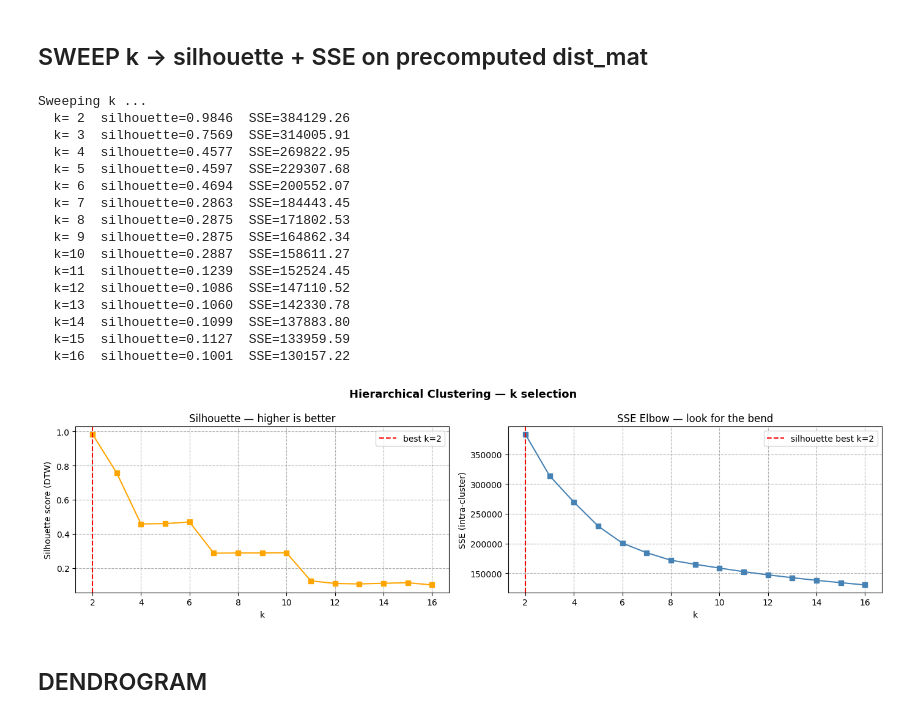
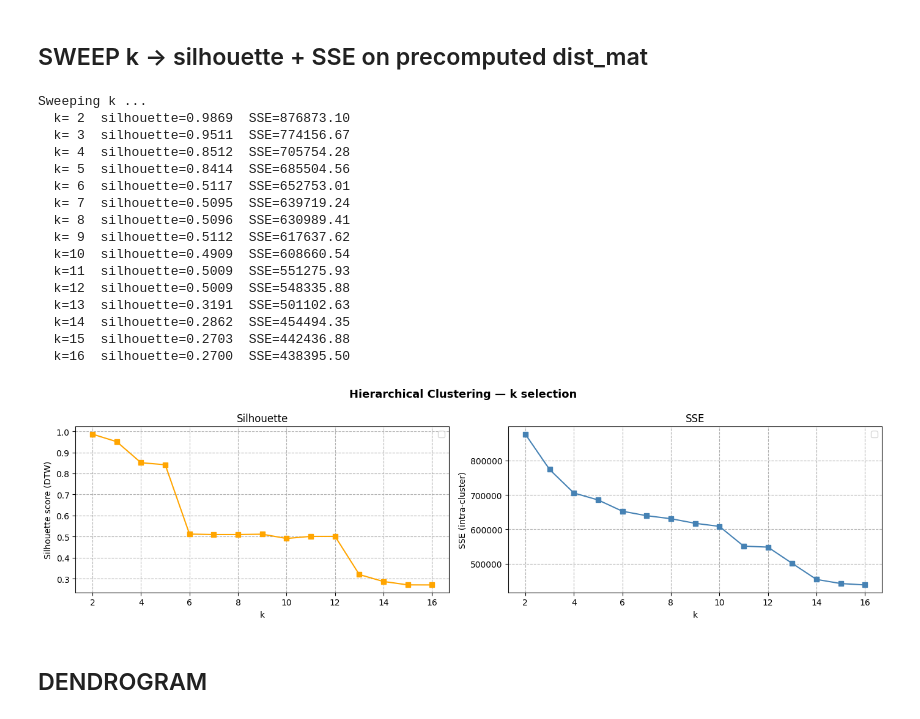
Before and after one commit to alicecalderini/DATAMINING_2-Project, a Jupyter notebook: 10. TIME SERIES/4.CLUSTERING HIERARCHICAL.ipynb, the cells around one changed output. Drawn from its saved outputs; the diff is of its cells as text; code cells hidden in the pictures.

```diff
--- a/10. TIME SERIES/4.CLUSTERING HIERARCHICAL.ipynb
+++ b/10. TIME SERIES/4.CLUSTERING HIERARCHICAL.ipynb
@@ -40,7 +50,7 @@ warnings.filterwarnings('ignore')
 MOTIFS_CSV   = "../1.DATASET/motifs_discords.csv"
 DATASET_PATH = "../1.DATASET/CMI_timeseries_personalized.pkl.gz"
 CHANNELS     = ["X", "Y", "Z", "enmo", "anglez", "light"]
-W            = 10
+W            = 17
 COLS_TO_DROP = ["battery_voltage", "timestamp", "quarter",
                 "relative_date_PCIAT", "non-wear_flag", "weekday"]
 
@@ -207,0 +197,11 @@ print(f"  Built {len(records)} subject records")
+# %%
+def motif_medoid(windows: list) -> np.ndarray:
+    """Restituisce la finestra più centrale (medoid) tra quelle disponibili."""
+    if len(windows) == 0:
+        return None
+    if len(windows) == 1:
+        return windows[0]
+    X = np.vstack(windows)                    # (n_motifs, W)
+    D = cdist(X, X, metric="euclidean")
+    medoid_idx = np.argmin(D.sum(axis=1))
+    return X[medoid_idx]
@@ -211,16 +245,16 @@ print(f"  Built {len(records)} subject records")
 if USE_DISCORDS:
     X_3d = np.array([
         np.hstack([
-            np.stack([r[f"{ch}_motif_mean"]   for ch in CHANNELS], axis=1),  # (W, 6)
-            np.stack([r[f"{ch}_discord_mean"] for ch in CHANNELS], axis=1),  # (W, 6)
-        ])  # (W, 12)
+            np.stack([r[f"{ch}_motif_medoid"]   for ch in CHANNELS], axis=1),
+            np.stack([r[f"{ch}_discord_medoid"] for ch in CHANNELS], axis=1),
+        ])
         for r in records
-    ])  # (n_subjects, W, n_channels * 2)
+    ])
     print(f"Feature matrix shape (motifs + discords): {X_3d.shape}")
 else:
     X_3d = np.array([
-        np.stack([r[f"{ch}_motif_mean"] for ch in CHANNELS], axis=1)  # (W, 6)
+        np.stack([r[f"{ch}_motif_medoid"] for ch in CHANNELS], axis=1)
         for r in records
-    ])  # (n_subjects, W, n_channels)
+    ])
     print(f"Feature matrix shape (motifs only): {X_3d.shape}")
 # %% [output]
@@ -240,7 +265,7 @@ import matplotlib.pyplot as plt
 ## distance matrix
 # %%
 print("Computing DTW distance matrix (this may take a while) ...")
-sakoe_radius = max(1, int(0.05 * W))
+sakoe_radius = 10 # max(1, int(0.05 * W))
 dist_mat = cdist_dtw(
     X_3d,
     global_constraint="sakoe_chiba",
@@ -250,7 +275,7 @@ print(f"  Distance matrix shape: {dist_mat.shape}")
 
 print("Building linkage matrix ...")
 condensed = squareform(dist_mat)
-Z         = linkage(condensed, method="ward")
+Z         = linkage(condensed, method="complete") ##average
 # %% [output]
 Computing DTW distance matrix (this may take a while) ...
   Distance matrix shape: (4307, 4307)
@@ -322,51 +347,51 @@ for k in k_range:
         # Mean distance to cluster center (most central point)
         sse += (sub_dist ** 2).sum() / (2 * len(mask)) if len(mask) > 0 else 0
     sse_list.append(sse)
 
     print(f"  k={k:2d}  silhouette={sil:.4f}  SSE={sse:.2f}")
 
 # ── Plot both metrics side by side ───────────────────────────────────────────
 auto_best_k = list(k_range)[int(np.argmax(sil_list))]
 
 fig, (ax1, ax2) = plt.subplots(1, 2, figsize=(14, 4))
 fig.suptitle("Hierarchical Clustering — k selection", fontsize=13, fontweight="bold")
 
 # Silhouette
 ax1.plot(list(k_range), sil_list, "s-", color="orange")
-ax1.axvline(auto_best_k, ls="--", color="red", label=f"best k={auto_best_k}")
+#ax1.axvline(auto_best_k, ls="--", color="red", label=f"best k={auto_best_k}")
 ax1.set_xlabel("k")
 ax1.set_ylabel("Silhouette score (DTW)")
-ax1.set_title("Silhouette — higher is better")
+ax1.set_title("Silhouette")
 ax1.legend()
 ax1.grid(linestyle="--")
 
 # SSE (elbow)
 ax2.plot(list(k_range), sse_list, "s-", color="steelblue")
-ax2.axvline(auto_best_k, ls="--", color="red", label=f"silhouette best k={auto_best_k}")
+#ax2.axvline(auto_best_k, ls="--", color="red", label=f"silhouette best k={auto_best_k}")
 ax2.set_xlabel("k")
 ax2.set_ylabel("SSE (intra-cluster)")
-ax2.set_title("SSE Elbow — look for the bend")
+ax2.set_title("SSE")
 ax2.legend()
 ax2.grid(linestyle="--")
 
 plt.tight_layout()
 plt.show()
 # %% [output]
 Sweeping k ...
-  k= 2  silhouette=0.9846  SSE=384129.26
-  k= 3  silhouette=0.7569  SSE=314005.91
-  k= 4  silhouette=0.4577  SSE=269822.95
-  k= 5  silhouette=0.4597  SSE=229307.68
-  k= 6  silhouette=0.4694  SSE=200552.07
-  k= 7  silhouette=0.2863  SSE=184443.45
-  k= 8  silhouette=0.2875  SSE=171802.53
-  k= 9  silhouette=0.2875  SSE=164862.34
-  k=10  silhouette=0.2887  SSE=158611.27
-  k=11  silhouette=0.1239  SSE=152524.45
-  k=12  silhouette=0.1086  SSE=147110.52
-  k=13  silhouette=0.1060  SSE=142330.78
-  k=14  silhouette=0.1099  SSE=137883.80
-  k=15  silhouette=0.1127  SSE=133959.59
-  k=16  silhouette=0.1001  SSE=130157.22
+  k= 2  silhouette=0.9869  SSE=876873.10
+  k= 3  silhouette=0.9511  SSE=774156.67
+  k= 4  silhouette=0.8512  SSE=705754.28
+  k= 5  silhouette=0.8414  SSE=685504.56
+  k= 6  silhouette=0.5117  SSE=652753.01
+  k= 7  silhouette=0.5095  SSE=639719.24
+  k= 8  silhouette=0.5096  SSE=630989.41
+  k= 9  silhouette=0.5112  SSE=617637.62
+  k=10  silhouette=0.4909  SSE=608660.54
+  k=11  silhouette=0.5009  SSE=551275.93
+  k=12  silhouette=0.5009  SSE=548335.88
+  k=13  silhouette=0.3191  SSE=501102.63
+  k=14  silhouette=0.2862  SSE=454494.35
+  k=15  silhouette=0.2703  SSE=442436.88
+  k=16  silhouette=0.2700  SSE=438395.50
-[figure, old version]
+[figure, new version]
 # %%
```
Also changed, not shown: parts of 19 cells of this notebook, 1 other file.
